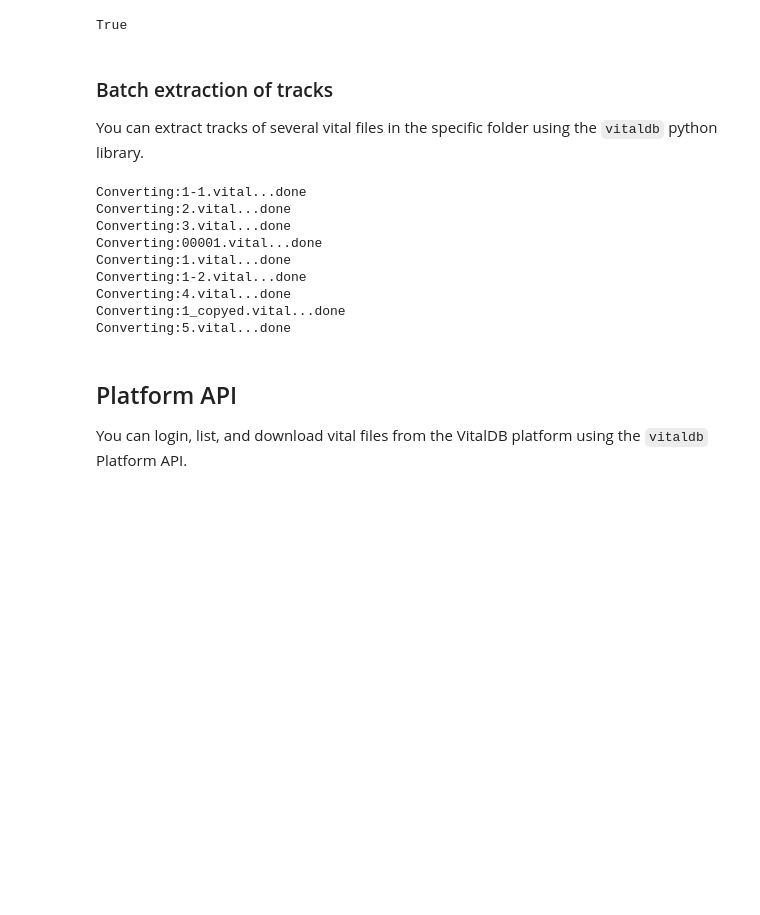
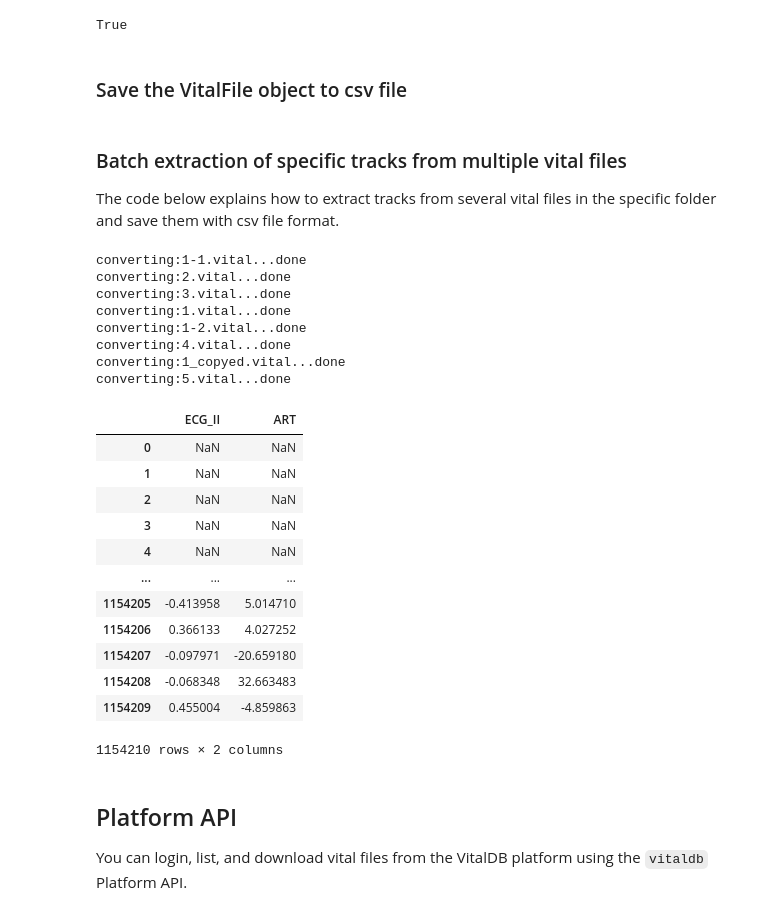
Before and after one commit to vitaldb/examples, a Jupyter notebook: vitalfile.ipynb, the cells around one changed output. Drawn from its saved outputs; the diff is of its cells as text; code cells hidden in the pictures; blank space fills up the shorter version.

```diff
--- a/vitalfile.ipynb
+++ b/vitalfile.ipynb
@@ -127,0 +134,3 @@ vf = vitaldb.VitalFile('1.vital')
+# %%
+vf = vitaldb.VitalFile(['1-1.vital', '1-2.vital'])  # merge vital files
+print(f'{len(vf.get_track_names())} tracks')
@@ -188,3 +198,5 @@ To save `VitalFile` object to vital file, call `to_vital()` with the file path t
 vf.to_vital('1_copyed.vital')
 # %% [output]
 True
+# %% [markdown]
+### Save the VitalFile object to csv file
@@ -191,26 +205,42 @@ True
 # %% [markdown]
-### Batch extraction of tracks
-You can extract tracks of several vital files in the specific folder using the `vitaldb` python library.
+### Batch extraction of specific tracks from multiple vital files
+The code below explains how to extract tracks from several vital files in the specific folder and save them with csv file format.
 # %%
 import os
-IDIR = '.'
+IDIR = '.'  # current directory
 TRACK_NAMES = ['ECG_II', 'ART']
 for filename in os.listdir(IDIR):
     if filename.endswith('.vital'):
-        print('Converting:' + filename, end='...', flush=True)
+        print('converting:' + filename, end='...', flush=True)
         vf = vitaldb.VitalFile(IDIR + '/' + filename, TRACK_NAMES)
-        vf.to_pandas(TRACK_NAMES, 1/100).to_csv(filename + '.csv', index=False, encoding='utf-8-sig')
+        vf.to_csv(filename + '.csv', TRACK_NAMES, 1/100)
         print('done')
+
+import pandas as pd
+df = pd.read_csv('1.csv')
+df
 # %% [output]
-Converting:1-1.vital...done
-Converting:2.vital...done
-Converting:3.vital...done
-Converting:00001.vital...done
-Converting:1.vital...done
-Converting:1-2.vital...done
-Converting:4.vital...done
-Converting:1_copyed.vital...done
-Converting:5.vital...done
+converting:1-1.vital...done
+converting:2.vital...done
+converting:3.vital...done
+converting:1.vital...done
+converting:1-2.vital...done
+converting:4.vital...done
+converting:1_copyed.vital...done
+converting:5.vital...done
+|  | ECG_II | ART |
+| 0 | NaN | NaN |
+| 1 | NaN | NaN |
+| 2 | NaN | NaN |
+| 3 | NaN | NaN |
+| 4 | NaN | NaN |
+| ... | ... | ... |
+| 1154205 | -0.413958 | 5.014710 |
+| 1154206 | 0.366133 | 4.027252 |
+| 1154207 | -0.097971 | -20.659180 |
+| 1154208 | -0.068348 | 32.663483 |
+| 1154209 | 0.455004 | -4.859863 |
+1154210 rows × 2 columns
 # %% [markdown]
 ## Platform API
 You can login, list, and download vital files from the VitalDB platform using the `vitaldb` Platform API.
```
Also changed, not shown: parts of 30 cells of this notebook.
